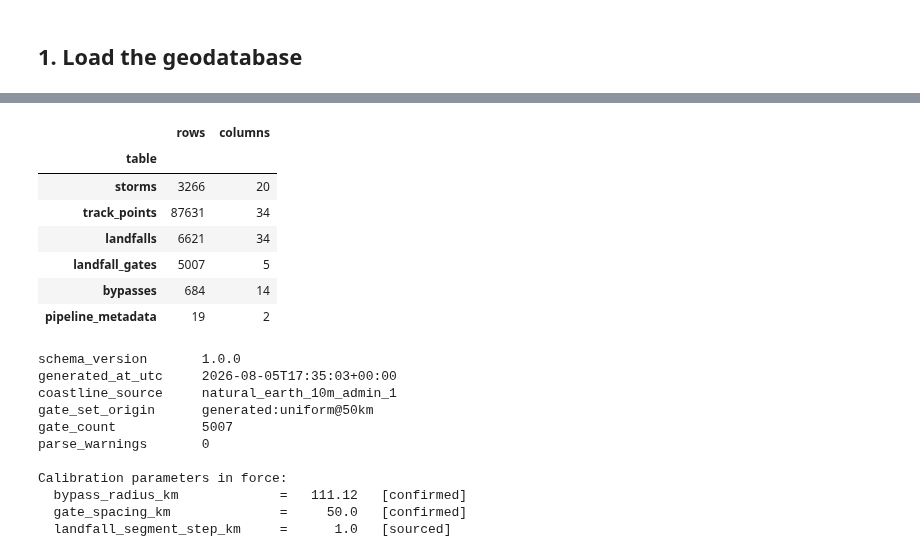
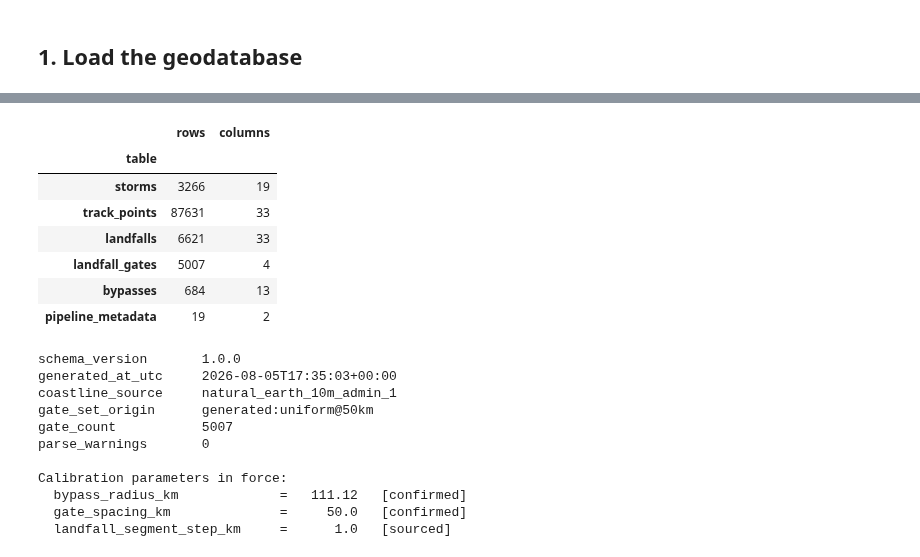
Before and after one commit to rkvaughn/HUTrackDB, a Jupyter notebook: notebooks/eda_validation.ipynb, the cells around one changed output, grey strips where cells are left out. Drawn from its saved outputs; the diff is of its cells as text; code cells hidden in the pictures.

```diff
--- a/notebooks/eda_validation.ipynb
+++ b/notebooks/eda_validation.ipynb
@@ -48,12 +51,21 @@ pd.set_option("display.width", 160)
 
 # Resolve the project root whether the notebook is run from notebooks/ or repo root.
 ROOT = Path.cwd()
-if not (ROOT / "data" / "processed").exists():
+if not (ROOT / "data" / "processed" / "parquet").exists():
     ROOT = ROOT.parent
-PROCESSED = ROOT / "data" / "processed"
-PARQUET = PROCESSED / "parquet"
-GPKG = PROCESSED / "hutrackdb.gpkg"
+PARQUET = ROOT / "data" / "processed" / "parquet"
+BASEMAP = ROOT / "data" / "reference" / "basemap_na_coast.parquet"
 
+# This notebook reads only committed (Geo)Parquet, so it runs from a fresh
+# clone with no build step. The GeoPackage and SQLite builds contain the same
+# tables and are equally usable, but they are large binaries kept out of
+# version control.
+if not PARQUET.exists():
+    raise FileNotFoundError(
+        f"{PARQUET} not found — run `python -m hutrackdb build` first."
+    )
+
+size_mb = sum(f.stat().st_size for f in PARQUET.glob("*.parquet")) / 1e6
 print("project root :", ROOT)
-print("geopackage   :", GPKG.name, f"({GPKG.stat().st_size / 1e6:.1f} MB)")
+print("parquet dir  :", PARQUET.relative_to(ROOT), f"({size_mb:.1f} MB)")
 # %% [output]
@@ -153,30 +168,36 @@ display(layers)
 # %%
-# Non-spatial reads come from Parquet (fast); the two layers where geometry is
-# actually used are read from the GeoPackage.
-storms      = pd.read_parquet(PARQUET / "storms.parquet")
-points      = pd.read_parquet(PARQUET / "track_points.parquet")
-landfalls   = pd.read_parquet(PARQUET / "landfalls.parquet")
-gates       = pd.read_parquet(PARQUET / "landfall_gates.parquet")
-bypasses    = pd.read_parquet(PARQUET / "bypasses.parquet")
-metadata    = pd.read_parquet(PARQUET / "pipeline_metadata.parquet")
+# Every table is GeoParquet: the geometry column travels with the data, so
+# `gpd.read_parquet` returns a GeoDataFrame ready to plot. The analysis below
+# is columnar, so the tables are read with pandas and the geometry column
+# dropped; the map section reads geometry where it needs it.
+def load(name):
+    frame = pd.read_parquet(PARQUET / f"{name}.parquet")
+    return frame.drop(columns="geometry", errors="ignore")
+
+storms      = load("storms")
+points      = load("track_points")
+landfalls   = load("landfalls")
+gates       = load("landfall_gates")
+bypasses    = load("bypasses")
+metadata    = load("pipeline_metadata")
 
 TABLES = {"storms": storms, "track_points": points, "landfalls": landfalls,
           "landfall_gates": gates, "bypasses": bypasses,
           "pipeline_metadata": metadata}
 
 shape_summary = pd.DataFrame(
     [{"table": name, "rows": len(df), "columns": df.shape[1]}
      for name, df in TABLES.items()]
 ).set_index("table")
 display(shape_summary)
 # %% [output]
 |  | rows | columns |
 | table |  |  |
-| storms | 3266 | 20 |
-| track_points | 87631 | 34 |
-| landfalls | 6621 | 34 |
-| landfall_gates | 5007 | 5 |
-| bypasses | 684 | 14 |
+| storms | 3266 | 19 |
+| track_points | 87631 | 33 |
+| landfalls | 6621 | 33 |
+| landfall_gates | 5007 | 4 |
+| bypasses | 684 | 13 |
 | pipeline_metadata | 19 | 2 |
 # %%
 # Build provenance. Every output records the exact sources, checksums, coastline,
```
Also changed, not shown: parts of 7 cells of this notebook, 11 other files.
